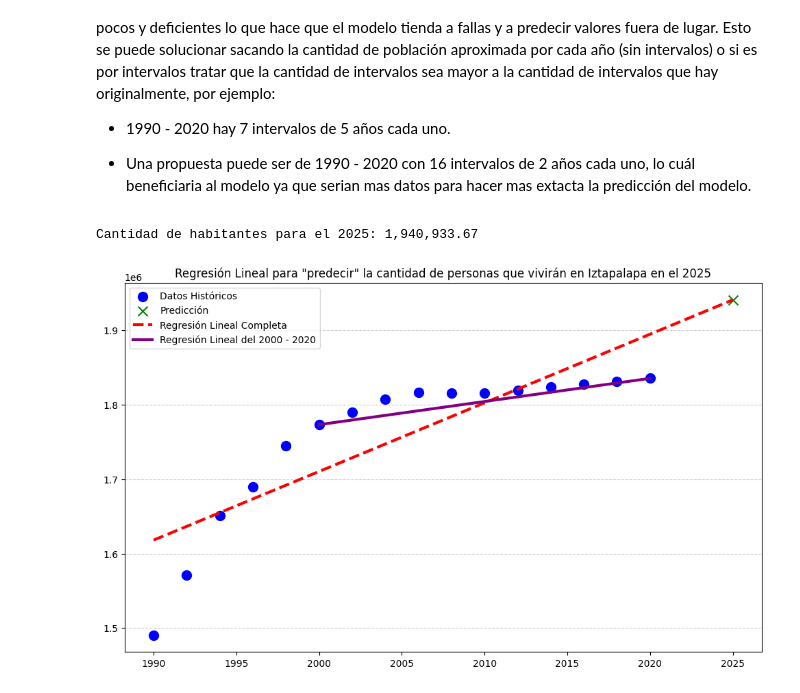
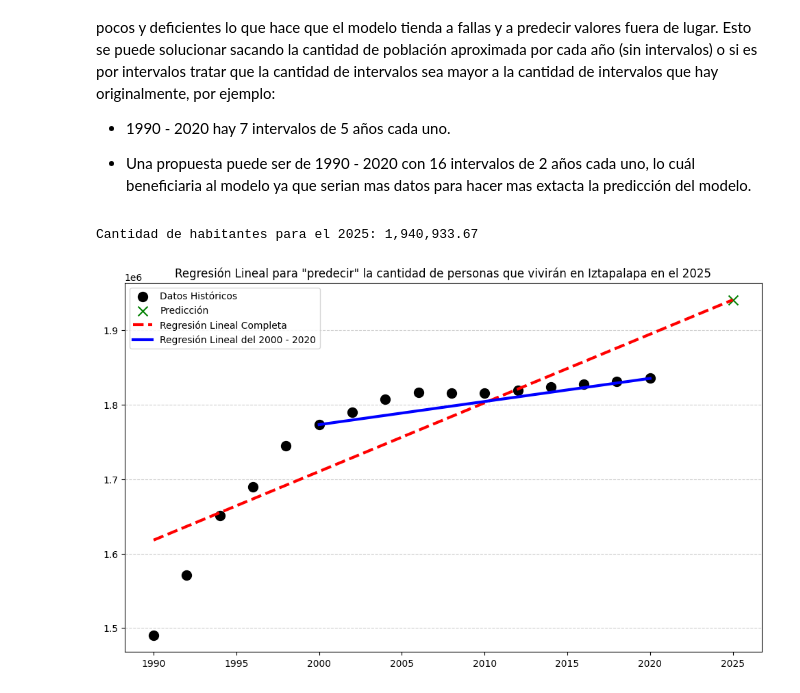
Before and after one commit to K4lilinuxX/Data-Analyst, a Jupyter notebook: Población-por-Alcaldía-CDMX/poblacion-por-alcaldia-cdmx.ipynb, the cells around one changed output. Drawn from its saved outputs; the diff is of its cells as text; code cells hidden in the pictures.

Commit message:
Cambié los colores de los datos (puntos) y el color de la recta del 2000 - 2020

```diff
--- a/Población-por-Alcaldía-CDMX/poblacion-por-alcaldia-cdmx.ipynb
+++ b/Población-por-Alcaldía-CDMX/poblacion-por-alcaldia-cdmx.ipynb
@@ -253,7 +253,7 @@ plt.title('Regresión Lineal para "predecir" la cantidad de personas que vivirá
 # Graficamos los puntos azules
 plt.scatter(X_remasted,
          y_remasted,
-         color="blue",
+         color="black",
          marker="o",
          s=100,
          label="Datos Históricos")
@@ -263,32 +263,32 @@ plt.scatter(año_futuro,
             color="green",
             marker="x",
             s=100,
             label="Predicción")
 # Graficamos la línea roja
 eje_X_remasted = np.linspace(1990,2025,36).reshape(-1, 1)
 eje_y_remasted = modelo_remasted.predict(eje_X_remasted)
 plt.plot(eje_X_remasted,
          eje_y_remasted,
          color="red",
          linestyle="--",
          linewidth=3,
          label="Regresión Lineal Completa")
 
 # Graficamos la Regresión Lineal del 2000 - 2020
 X_new = np.linspace(2000, 2020, 2).reshape(-1, 1)
 y_new = np.array([1773343, 1835486])
 
 plt.plot(X_new,
          y_new,
-         color="purple",
+         color="blue",
          linewidth=3,
          label ="Regresión Lineal del 2000 - 2020")
 
 plt.legend()
 plt.grid(axis="y",
          linestyle="--",
          alpha=0.6)
 plt.show()
 # %% [output]
 Cantidad de habitantes para el 2025: 1,940,933.67
-[figure, old version]
+[figure, new version]
```
